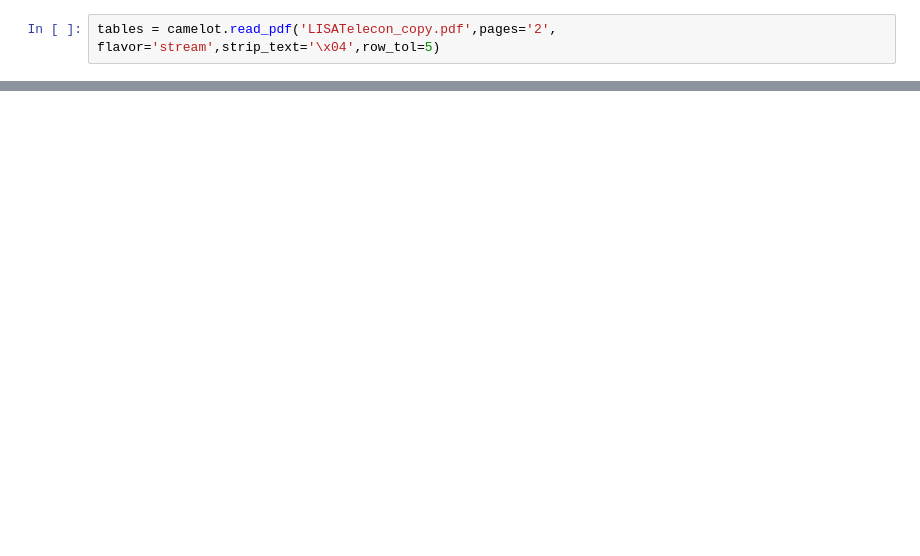
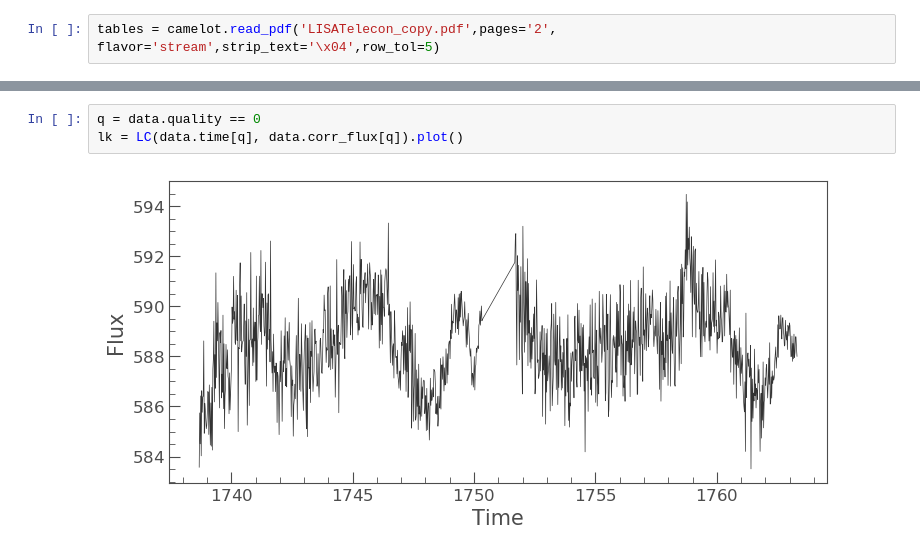
Before and after one commit to manuelmarcano22/TESSOutburst, a Jupyter notebook: GetCoordinates.ipynb, the cells around one changed output, grey strips where cells are left out. Cells and saved outputs as stored; diff of their text form; blank space fills up the shorter version.

```diff
--- a/GetCoordinates.ipynb
+++ b/GetCoordinates.ipynb
@@ -79,0 +151,5 @@ url
+# %%
+q = data.quality == 0
+lk = LC(data.time[q], data.corr_flux[q]).plot()
+# %% [output]
+[figure, added]
```
Also changed, not shown: parts of 17 cells of this notebook, 3 other files.
